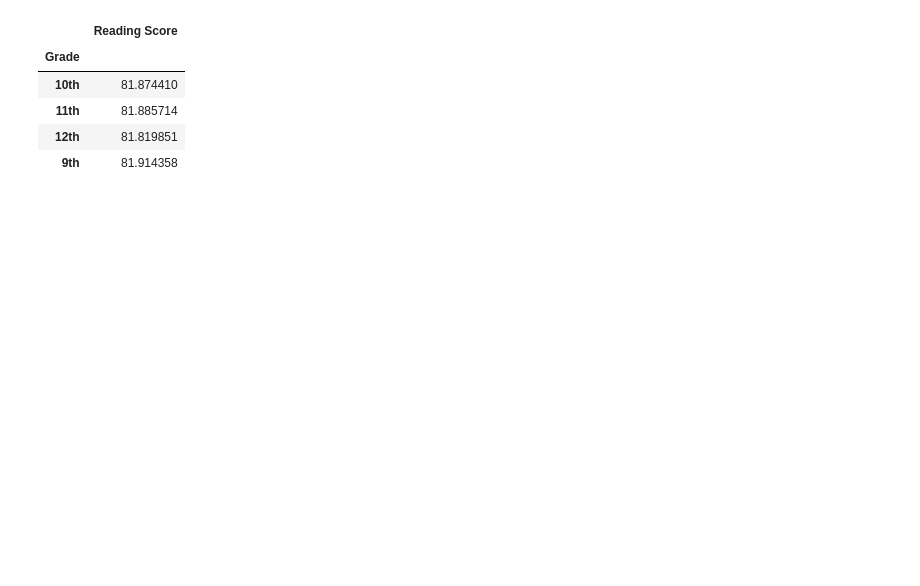
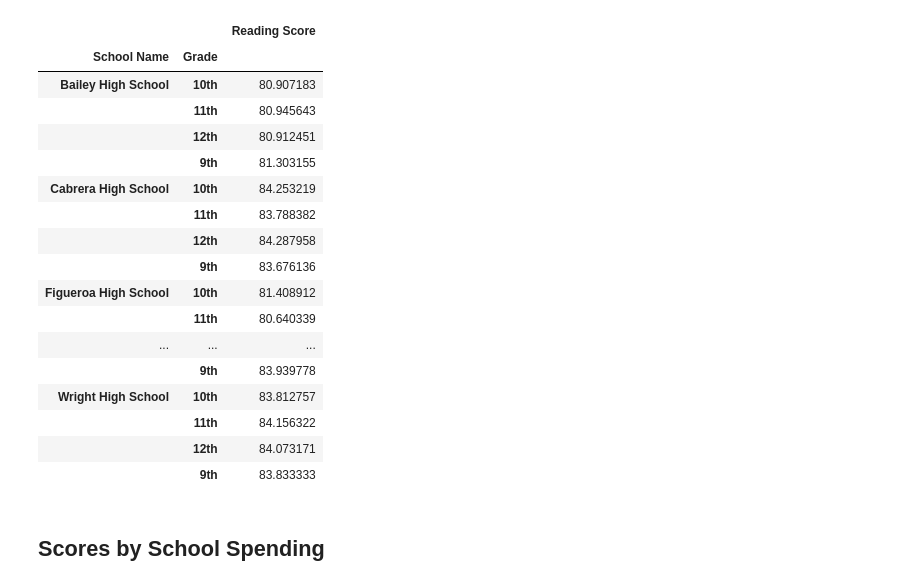
Before and after one commit to guntaspadda/python-pandas-school-analysis, a Jupyter notebook: PyCitySchools/Module 4 Assignment.ipynb, the cells around one changed output. Saved outputs shown, nothing was run; the diff lists cells and outputs as text; code cells hidden in the pictures; blank space fills up the shorter version.

```diff
--- a/PyCitySchools/Module 4 Assignment.ipynb
+++ b/PyCitySchools/Module 4 Assignment.ipynb
@@ -209,12 +248,28 @@ average_math_by_grade_df.head()
 # %%
 # Reading scores by grade
-average_reading_by_grade = df.groupby(["Grade"]).mean()["Reading Score"]
+average_reading_by_grade = df.groupby(["School Name","Grade"]).mean()["Reading Score"]
 average_reading_by_grade_df = pd.DataFrame(average_reading_by_grade)
-average_reading_by_grade_df.head()
+average_reading_sorted = average_reading_by_grade_df.loc[:, ["Reading Score"]]
+average_reading_sorted = pd.DataFrame(average_reading_sorted)
+average_reading_sorted
 # %% [output]
-|  | Reading Score |
-| Grade |  |
-| 10th | 81.874410 |
-| 11th | 81.885714 |
-| 12th | 81.819851 |
-| 9th | 81.914358 |
+|  |  | Reading Score |
+| School Name | Grade |  |
+| Bailey High School | 10th | 80.907183 |
+|  | 11th | 80.945643 |
+|  | 12th | 80.912451 |
+|  | 9th | 81.303155 |
+| Cabrera High School | 10th | 84.253219 |
+|  | 11th | 83.788382 |
+|  | 12th | 84.287958 |
+|  | 9th | 83.676136 |
+| Figueroa High School | 10th | 81.408912 |
+|  | 11th | 80.640339 |
+| ... | ... | ... |
+|  | 9th | 83.939778 |
+| Wright High School | 10th | 83.812757 |
+|  | 11th | 84.156322 |
+|  | 12th | 84.073171 |
+|  | 9th | 83.833333 |
+# %% [markdown]
+## Scores by School Spending
```
Also changed, not shown: parts of 40 cells of this notebook, 1 other file.
